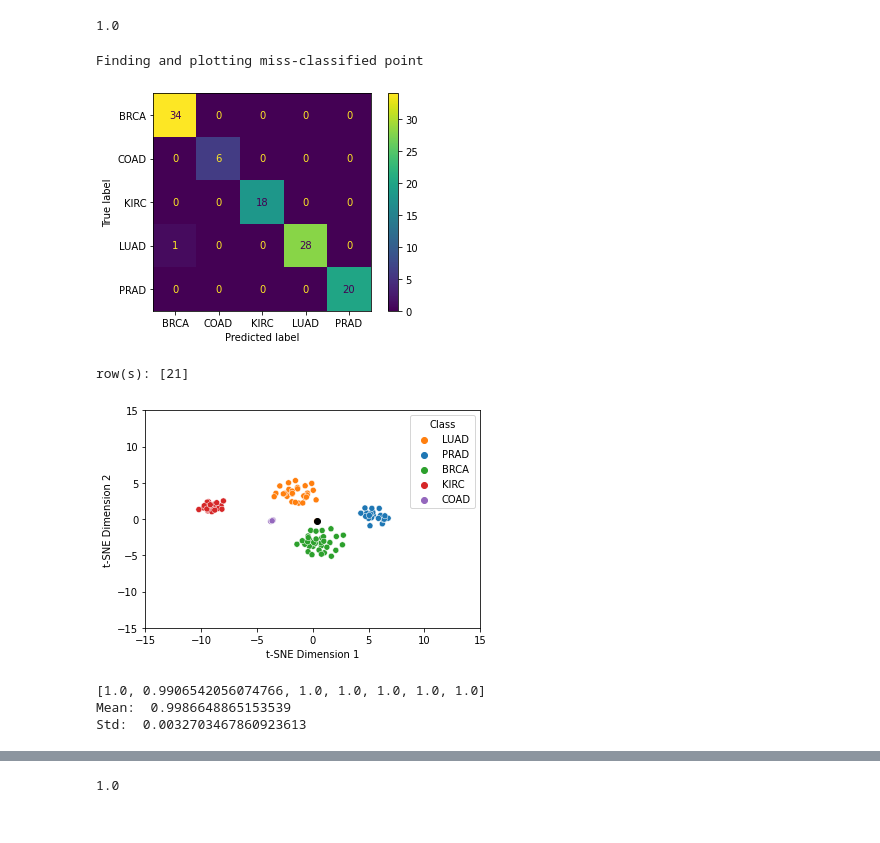
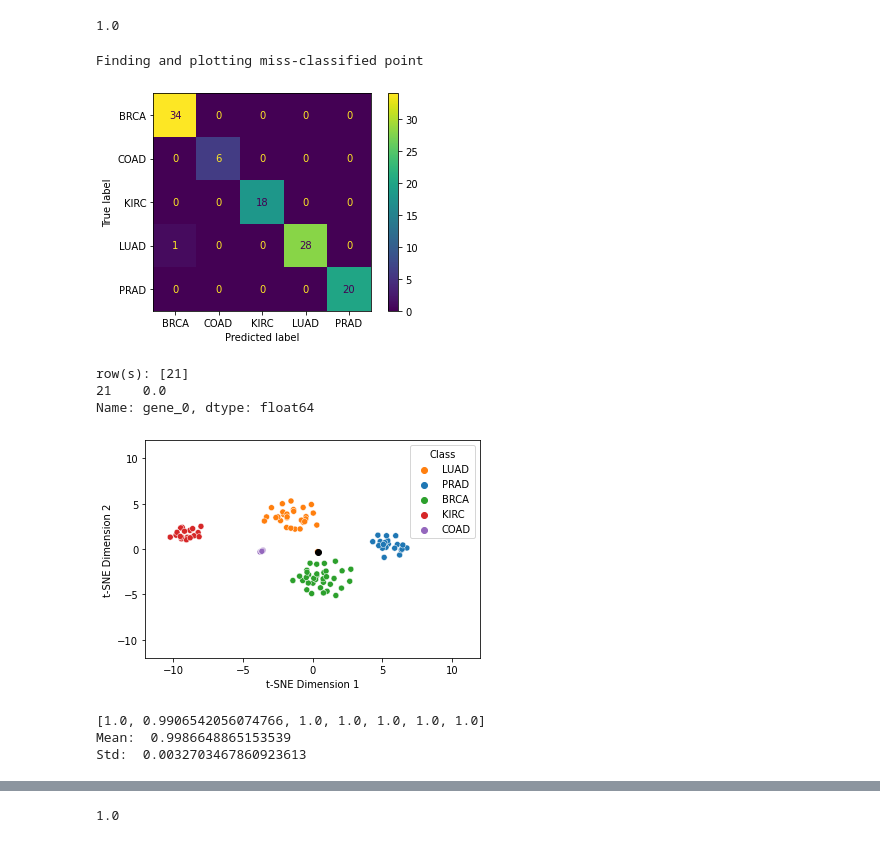
Before and after one commit to alina-dima/PR-for-AI, a Jupyter notebook: Assignment 2/Genes/genes.ipynb, the cells around one changed output, grey strips where cells are left out. Cells and saved outputs as stored; diff of their text form; code cells hidden in the pictures.

```diff
--- a/Assignment 2/Genes/genes.ipynb
+++ b/Assignment 2/Genes/genes.ipynb
@@ -375,14 +378,14 @@ def cross_val(model, x, y, data_manip=None, normalizer=None, splits=5, metrics=[
 # %%
 results = {}
 
-test_models = [("LogReg", LogisticRegression(), pca_n_comp_logreg, mi_feat_logreg, None),
+test_models = [("LogReg", LogisticRegression(random_state=RANDOM_STATE), pca_n_comp_logreg, mi_feat_logreg, StandardScaler()),
                ("NB", GaussianNB(), pca_n_comp_nb, mi_feat_nb, None),
                ("KNN", KNeighborsClassifier(n_neighbors=3), pca_n_comp_knn, mi_feat_knn, None)
               ]
 
 for m in test_models:
     results[m[0]] = cross_val(m[1], X_train_bal, y_train_bal)
-    results[m[0] + " + PCA"] = cross_val(m[1], X_train_bal, y_train_bal, PCA(n_components=m[2]))
+    results[m[0] + " + PCA"] = cross_val(m[1], X_train_bal, y_train_bal, PCA(n_components=m[2], random_state=RANDOM_STATE))
     results[m[0] + " + MI"] = cross_val(m[1], X_train_bal, y_train_bal, m[3], m[4])
 # %%
 def bar_plot(index, log=False):
@@ -421,6 +428,6 @@ plt.show()
 # %%
 n_folds = 5
 # %%
-param_knn = {'n_neighbors':[1, 3, 5, 7], 'weights':('uniform', 'weights'), 'p': [1, 2], 'n_jobs': [-1], 'algorithm': ('ball_tree','kd_tree','brute')}
-gs_knn = GridSearchCV(KNeighborsClassifier(), param_knn, cv=n_folds, scoring='accuracy')
-gs_knn.fit(X_train_bal, y_train_bal)
+# param_knn = {'n_neighbors':[1, 3, 5, 7], 'weights':('uniform', 'weights'), 'p': [1, 2], 'n_jobs': [-1], 'algorithm': ('ball_tree','kd_tree','brute')}
+# gs_knn = GridSearchCV(KNeighborsClassifier(), param_knn, cv=n_folds, scoring='accuracy')
+# gs_knn.fit(X_train_bal, y_train_bal)
@@ -432,0 +434,8 @@ GridSearchCV(cv=5, estimator=KNeighborsClassifier(),
+# %%
+param_logReg = {'LogisticRegression__penalty': ['l1', 'l2'],
+                'LogisticRegression__C': [0.1, 1, 10],
+                'LogisticRegression__solver': ['lbfgs', 'newton-cg']}
+pipe = Pipeline([('PCA', PCA(n_components=pca_n_comp_logreg, random_state=RANDOM_STATE)),
+                 ('LogisticRegression', LogisticRegression(random_state=RANDOM_STATE))])
+gs_logReg = GridSearchCV(estimator=pipe, param_grid=param_logReg, cv=n_folds, scoring='accuracy')
+gs_logReg.fit(X_train_bal, y_train_bal)
@@ -449,19 +468,19 @@ def final_cross_val(x, y, model, n_folds2, show=True):
         acc_score = accuracy_score(y_test, y_pred)
         cross_knn.append(acc_score)
 
-        if acc_score < 1.0:
+        if show and acc_score < 1.0:
             print("Finding and plotting miss-classified point")
             plot_confusion_matrix(model, X_test, y_test)
             save_plot("conf_matrix" + str(n_folds2))
             plt.show()
             diff = [i for i in range(len(X_test)) if y_pred[i] != y_test[i]]
             print("row(s):", diff)
-            if show:
-                y_test = df_labels.iloc[test_index,:]
-                points = plot_tsne(X_test, y_test, show=False, lim=15)
-                plt.plot(points[diff,0], points[diff,1], 'ro', color="black")
-                save_plot("miss_classified_point")
-                plt.show()
+            y_test = df_labels.iloc[test_index,:]
+            print(df.iloc[diff, 0])
+            points = plot_tsne(X_test, y_test, show=False, lim=12)
+            plt.plot(points[diff,0], points[diff,1], 'ro', color="black")
+            save_plot("miss_classified_point")
+            plt.show()
 
     print(cross_knn)
     print("Mean: ", np.mean(cross_knn))
@@ -469,14 +488,21 @@ def final_cross_val(x, y, model, n_folds2, show=True):
 # %%
 # 7-Fold cross validation
 n_folds2 = 7
 
-model = KNeighborsClassifier(**gs_knn.best_params_)
+best_params = {}
+for key, value in gs_logReg.best_params_.items():
+    best_params[key.replace('LogisticRegression__', "")] = value
+
+model = Pipeline([('PCA', PCA(n_components=pca_n_comp_logreg, random_state=RANDOM_STATE)),
+                 ('LogisticRegression', LogisticRegression(**best_params, random_state=RANDOM_STATE))])
 final_cross_val(X_all, y_all, model, n_folds2)
 # %% [output]
 Finding and plotting miss-classified point
 [figure]
 row(s): [21]
+21    0.0
+Name: gene_0, dtype: float64
-[figure, old version]
+[figure, new version]
 [1.0, 0.9906542056074766, 1.0, 1.0, 1.0, 1.0, 1.0]
 Mean:  0.9986648865153539
 Std:  0.0032703467860923613
```
Also changed, not shown: parts of 19 cells of this notebook, 19 other files.
